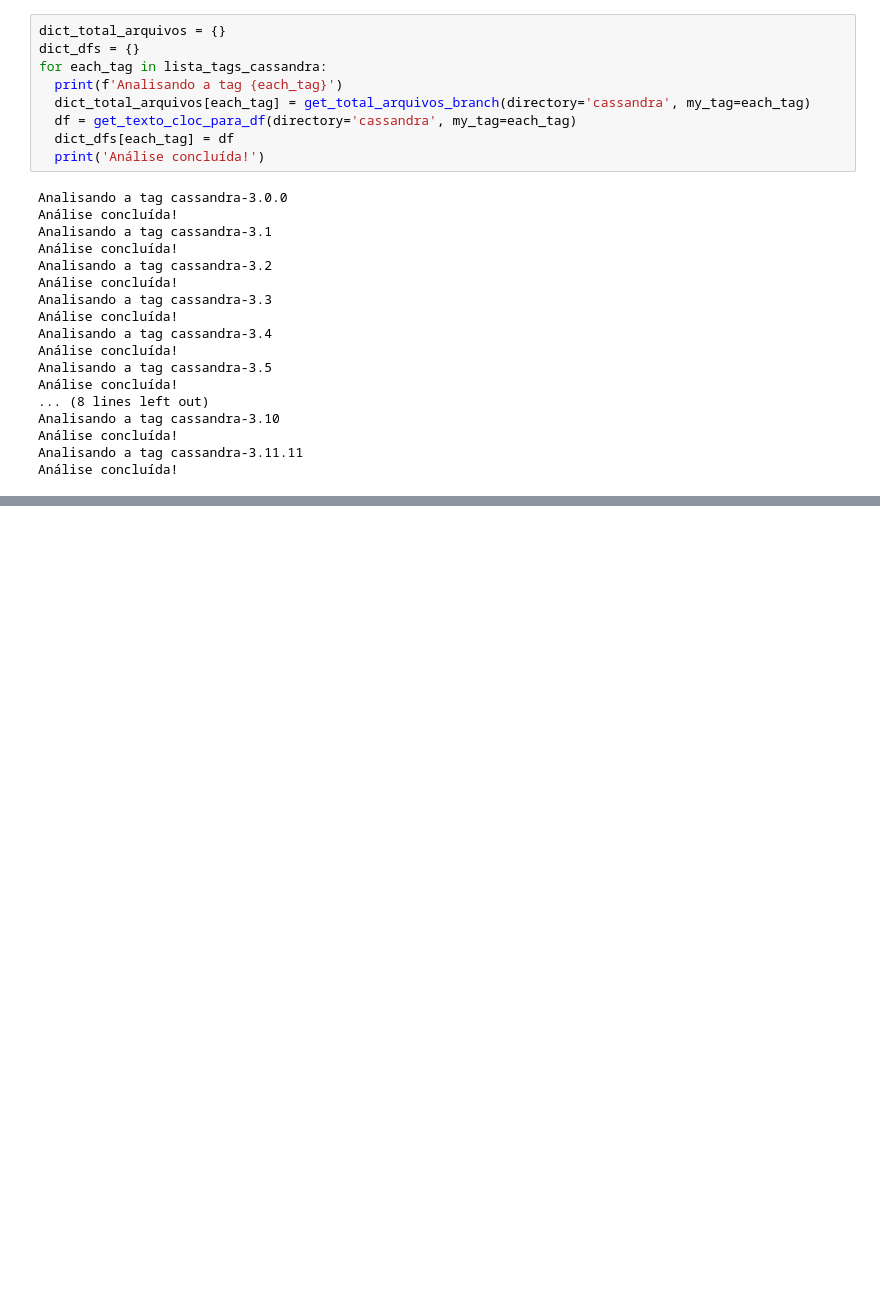
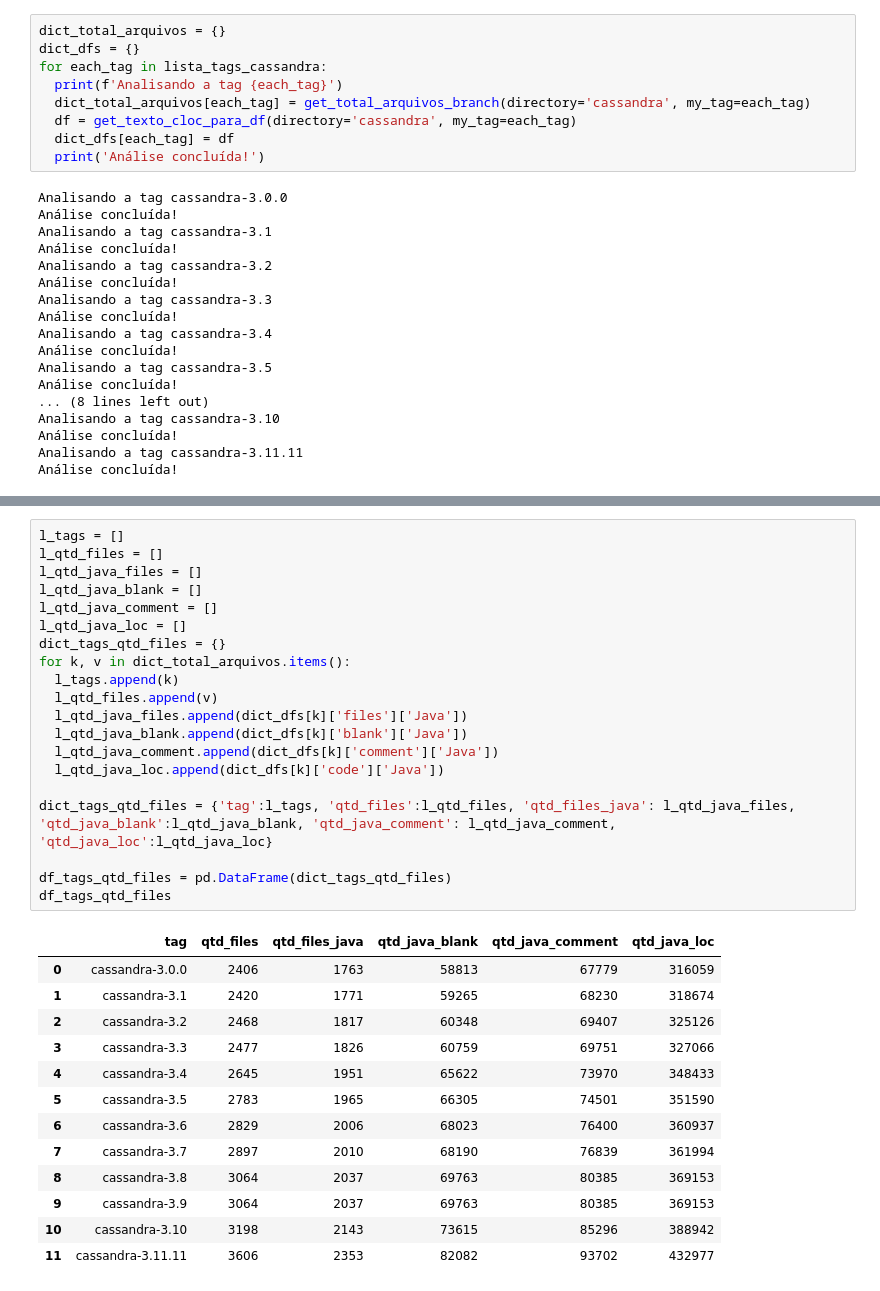
Before and after one commit to armandossrecife/teste, a Jupyter notebook: analise_tags_cassandra.ipynb, the cells around one changed output, grey strips where cells are left out. Drawn from its saved outputs; the diff is of its cells as text; blank space fills up the shorter version.

```diff
--- a/analise_tags_cassandra.ipynb
+++ b/analise_tags_cassandra.ipynb
@@ -178,0 +181,34 @@ dict_dfs['cassandra-3.0.0']
+# %%
+l_tags = []
+l_qtd_files = []
+l_qtd_java_files = []
+l_qtd_java_blank = []
+l_qtd_java_comment = []
+l_qtd_java_loc = []
+dict_tags_qtd_files = {}
+for k, v in dict_total_arquivos.items():
+  l_tags.append(k)
+  l_qtd_files.append(v)
+  l_qtd_java_files.append(dict_dfs[k]['files']['Java'])
+  l_qtd_java_blank.append(dict_dfs[k]['blank']['Java'])
+  l_qtd_java_comment.append(dict_dfs[k]['comment']['Java'])
+  l_qtd_java_loc.append(dict_dfs[k]['code']['Java'])
+
+dict_tags_qtd_files = {'tag':l_tags, 'qtd_files':l_qtd_files, 'qtd_files_java': l_qtd_java_files, 'qtd_java_blank':l_qtd_java_blank, 'qtd_java_comment': l_qtd_java_comment, 'qtd_java_loc':l_qtd_java_loc}
+
+df_tags_qtd_files = pd.DataFrame(dict_tags_qtd_files)
+df_tags_qtd_files
+# %% [output]
+|  | tag | qtd_files | qtd_files_java | qtd_java_blank | qtd_java_comment | qtd_java_loc |
+| 0 | cassandra-3.0.0 | 2406 | 1763 | 58813 | 67779 | 316059 |
+| 1 | cassandra-3.1 | 2420 | 1771 | 59265 | 68230 | 318674 |
+| 2 | cassandra-3.2 | 2468 | 1817 | 60348 | 69407 | 325126 |
+| 3 | cassandra-3.3 | 2477 | 1826 | 60759 | 69751 | 327066 |
+| 4 | cassandra-3.4 | 2645 | 1951 | 65622 | 73970 | 348433 |
+| 5 | cassandra-3.5 | 2783 | 1965 | 66305 | 74501 | 351590 |
+| 6 | cassandra-3.6 | 2829 | 2006 | 68023 | 76400 | 360937 |
+| 7 | cassandra-3.7 | 2897 | 2010 | 68190 | 76839 | 361994 |
+| 8 | cassandra-3.8 | 3064 | 2037 | 69763 | 80385 | 369153 |
+| 9 | cassandra-3.9 | 3064 | 2037 | 69763 | 80385 | 369153 |
+| 10 | cassandra-3.10 | 3198 | 2143 | 73615 | 85296 | 388942 |
+| 11 | cassandra-3.11.11 | 3606 | 2353 | 82082 | 93702 | 432977 |
```
Also changed, not shown: parts of 10 cells of this notebook.
